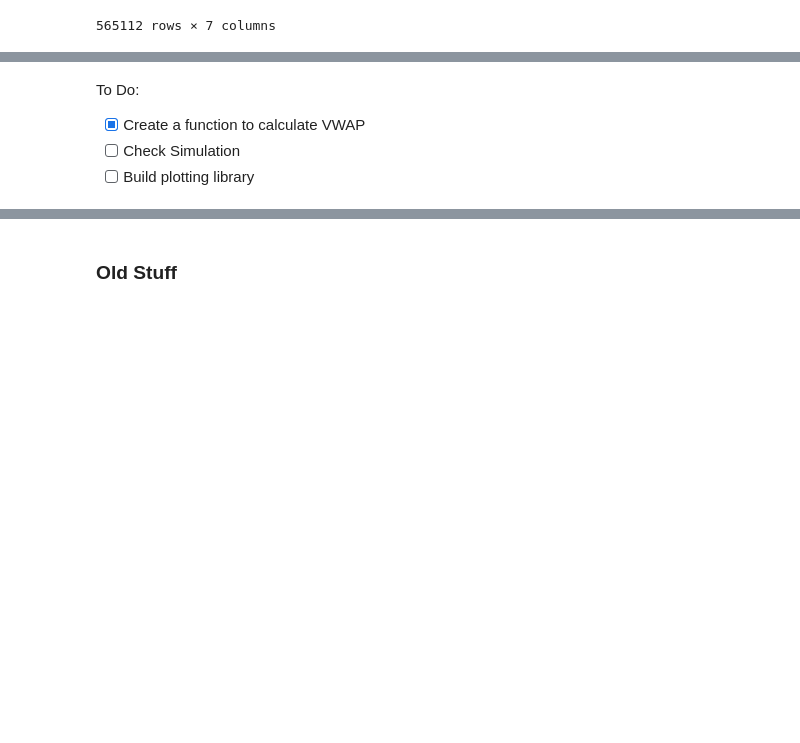
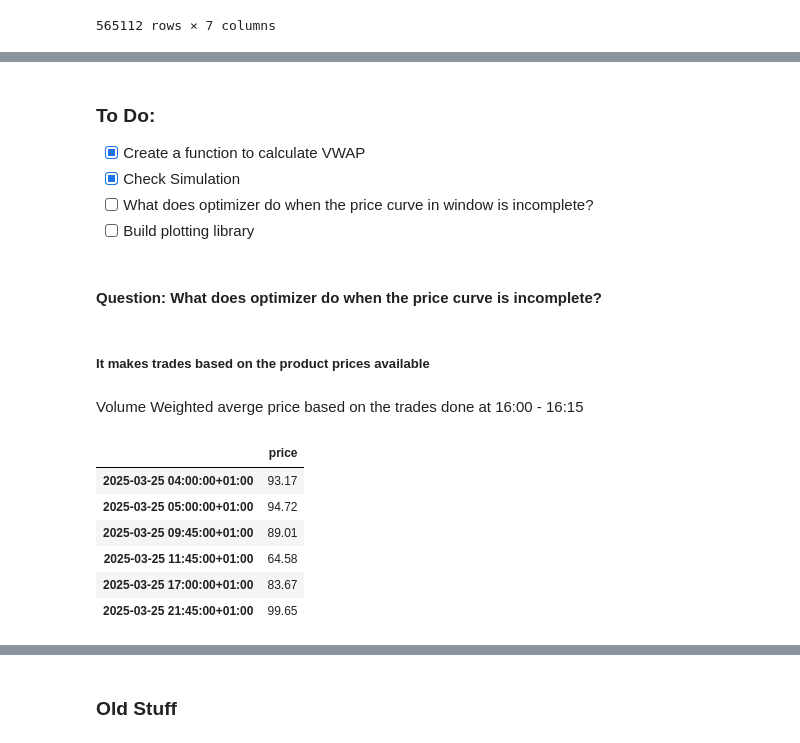
Before and after one commit to ub1999/Rolling-Intrinsic-BESS-Intraday-Trading, a Jupyter notebook: Code/Rolling Intrinsic/Rollingintrinsic_test.ipynb, the cells around one changed output, grey strips where cells are left out. Saved outputs shown, nothing was run; the diff lists cells and outputs as text; code cells hidden in the pictures; blank space fills up the shorter version.

```diff
--- a/Code/Rolling Intrinsic/Rollingintrinsic_test.ipynb
+++ b/Code/Rolling Intrinsic/Rollingintrinsic_test.ipynb
@@ -131,7 +116,12 @@ vwap[~vwap.price.isna()]
 | 2025-03-25 17:00:00+01:00 | 83.665147 |
 | 2025-03-25 21:45:00+01:00 | 99.651148 |
 # %% [markdown]
-To Do:
+### To Do:
 - [x] Create a function to calculate VWAP
-- [ ] Check Simulation
+- [x] Check Simulation
+- [ ] What does optimizer do when the price curve in window is incomplete?
 - [ ] Build plotting library
+# %% [markdown]
+#### Question: What does optimizer do when the price curve is incomplete?
+# %% [markdown]
+##### **It makes trades based on the product prices available**
@@ -137,0 +144,21 @@ To Do:
+# %% [markdown]
+Volume Weighted averge price based on the trades done at 16:00 - 16:15
+# %%
+vwap = get_average_prices(
+                df_tst,
+                side="BUY",
+                execution_time_start=pd.Timestamp("2025-03-24 16:15:00",tz='Europe/Berlin') ,
+                execution_time_end=pd.Timestamp("2025-03-24 16:30:00",tz='Europe/Berlin'),
+                end_date = pd.Timestamp("2025-03-26 00:00:00",tz='Europe/Berlin'),
+                min_trades=10,
+            )
+vwap[~vwap.price.isna()]
+vwap[~vwap.price.isna()]
+# %% [output]
+|  | price |
+| 2025-03-25 04:00:00+01:00 | 93.17 |
+| 2025-03-25 05:00:00+01:00 | 94.72 |
+| 2025-03-25 09:45:00+01:00 | 89.01 |
+| 2025-03-25 11:45:00+01:00 | 64.58 |
+| 2025-03-25 17:00:00+01:00 | 83.67 |
+| 2025-03-25 21:45:00+01:00 | 99.65 |
```
Also changed, not shown: parts of 12 cells of this notebook, 7 other files.
